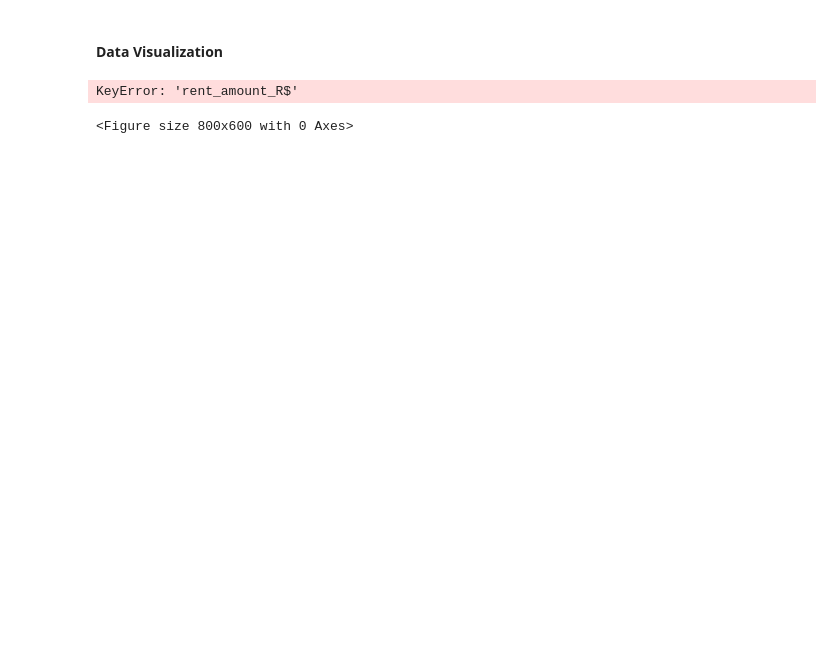
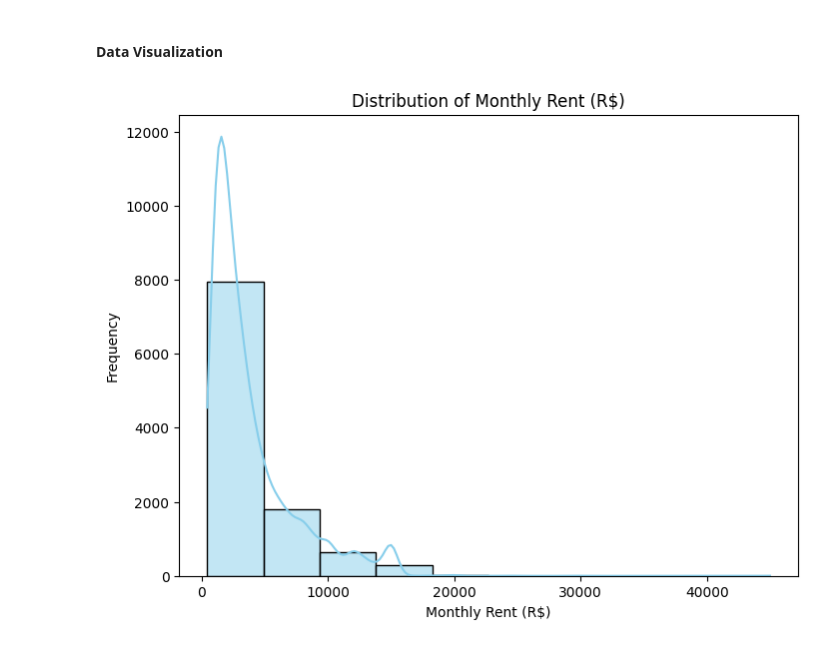
Before and after one commit to UVG-Works-Hub/housing-modeling, a Jupyter notebook: eda.ipynb, the cells around one changed output. Saved outputs shown, nothing was run; the diff lists cells and outputs as text; code cells hidden in the pictures; blank space fills up the shorter version.

```diff
--- a/eda.ipynb
+++ b/eda.ipynb
@@ -121,11 +100,10 @@ plt.show()
 #### Data Visualization
 # %%
 plt.figure(figsize=(8, 6))
-sns.histplot(data['rent_amount_R$'], bins=10, kde=True, color='skyblue')
-plt.title('Distribution of Rent Amount (R$)')
-plt.xlabel('Rent Amount (R$)')
+sns.histplot(data['monthly_rent_brl'], bins=10, kde=True, color='skyblue')
+plt.title('Distribution of Monthly Rent (R$)')
+plt.xlabel('Monthly Rent (R$)')
 plt.ylabel('Frequency')
 plt.show()
 # %% [output]
-KeyError: 'rent_amount_R$'
-<Figure size 800x600 with 0 Axes>
+[figure, added]
```
Also changed, not shown: parts of 9 cells of this notebook.
